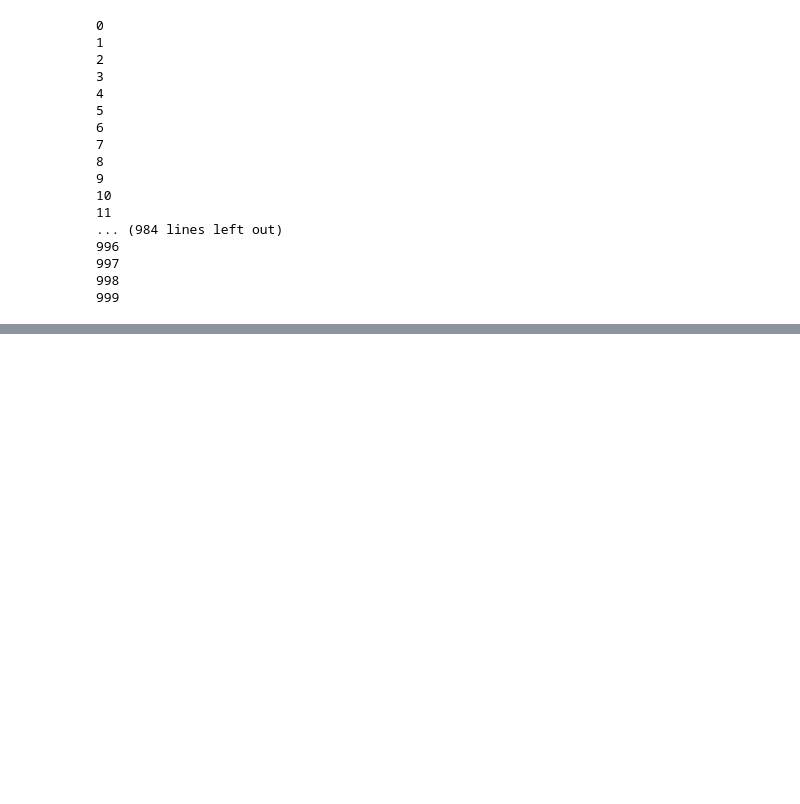
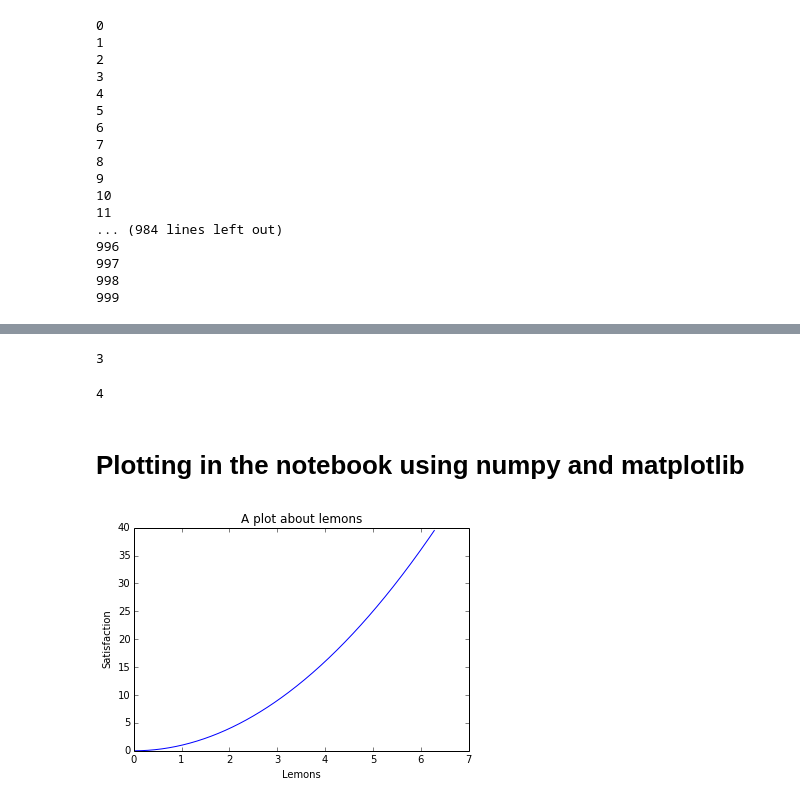
Before and after one commit to pcnelson202/PHYS202-S14, a Jupyter notebook: iPython/PracticeNotebook.ipynb, the cells around one changed output, grey strips where cells are left out. Drawn from its saved outputs; the diff is of its cells as text; code cells hidden in the pictures; blank space fills up the shorter version.

```diff
--- a/iPython/PracticeNotebook.ipynb
+++ b/iPython/PracticeNotebook.ipynb
@@ -63,0 +221,11 @@ for i in range(lemons):
+# %%
+silly_function(2,1)
+# %% [output]
+3
+# %%
+import mymodule as mm
+mm.add_numbers(3,1)
+# %% [output]
+4
+# %% [markdown]
+# Plotting in the notebook using numpy and matplotlib
@@ -63,0 +237,9 @@ for i in range(lemons):
+# %%
+x = np.linspace(0, 2*np.pi, 300)
+y = x**2
+plt.plot(x,y)
+plt.title("A plot about lemons")
+plt.xlabel("Lemons")
+plt.ylabel("Satisfaction");
+# %% [output]
+[figure, added]
```
Also changed, not shown: parts of 37 cells of this notebook, 3 other files.
